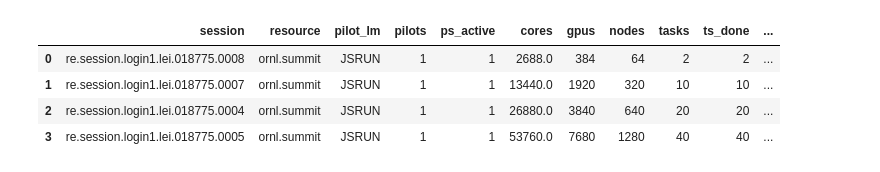
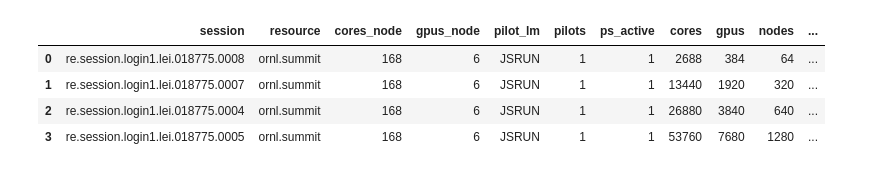
Before and after one commit to radical-experiments/hpcw-princeton, a Jupyter notebook: analysis/incite2021.ipynb, the cells around one changed output. Saved outputs shown, nothing was run; the diff lists cells and outputs as text; code cells hidden in the pictures.

```diff
--- a/analysis/incite2021.ipynb
+++ b/analysis/incite2021.ipynb
@@ -54,26 +72,28 @@ for sid in suds:
 # %%
 info = []
 for sid in suds:
-    info.append({'session'  : sid,
-                 'resource' : ss[sid]['pres'],
-                 'pilot_lm' : ss[sid]['lm'],
-                 'pilots'   : ss[sid]['npilot'],
-                 'ps_active': ss[sid]['npact'],
-                 'cores'    : ss[sid]['ncores']/4,
-                 'gpus'     : ss[sid]['ngpus'],
-                 'nodes'    : ss[sid]['nnodes'],
-                 'tasks'    : ss[sid]['nunit'],
-                 'ts_done'  : ss[sid]['nudone'],
-                 'ts_failed': ss[sid]['nufail']})
+    info.append({'session'   : sid,
+                 'resource'  : ss[sid]['pres'],
+                 'cores_node': ss[sid]['cores_node'],
+                 'gpus_node' : ss[sid]['gpus_node'],
+                 'pilot_lm'  : ss[sid]['lm'],
+                 'pilots'    : ss[sid]['npilot'],
+                 'ps_active' : ss[sid]['npact'],
+                 'cores'     : int(ss[sid]['ncores']/ss[sid]['smt']),
+                 'gpus'      : ss[sid]['ngpus'],
+                 'nodes'     : ss[sid]['nnodes'],
+                 'tasks'     : ss[sid]['ntask'],
+                 't_done'   : ss[sid]['ntdone'],
+                 't_failed' : ss[sid]['ntfailed']})
 
 df_info = pd.DataFrame(info)
 df_info
 # %% [output]
-|  | session | resource | pilot_lm | pilots | ps_active | cores | gpus | nodes | tasks | ts_done | ... |
-| 0 | re.session.login1.lei.018775.0008 | ornl.summit | JSRUN | 1 | 1 | 2688.0 | 384 | 64 | 2 | 2 | ... |
-| 1 | re.session.login1.lei.018775.0007 | ornl.summit | JSRUN | 1 | 1 | 13440.0 | 1920 | 320 | 10 | 10 | ... |
-| 2 | re.session.login1.lei.018775.0004 | ornl.summit | JSRUN | 1 | 1 | 26880.0 | 3840 | 640 | 20 | 20 | ... |
-| 3 | re.session.login1.lei.018775.0005 | ornl.summit | JSRUN | 1 | 1 | 53760.0 | 7680 | 1280 | 40 | 40 | ... |
+|  | session | resource | cores_node | gpus_node | pilot_lm | pilots | ps_active | cores | gpus | nodes | ... |
+| 0 | re.session.login1.lei.018775.0008 | ornl.summit | 168 | 6 | JSRUN | 1 | 1 | 2688 | 384 | 64 | ... |
+| 1 | re.session.login1.lei.018775.0007 | ornl.summit | 168 | 6 | JSRUN | 1 | 1 | 13440 | 1920 | 320 | ... |
+| 2 | re.session.login1.lei.018775.0004 | ornl.summit | 168 | 6 | JSRUN | 1 | 1 | 26880 | 3840 | 640 | ... |
+| 3 | re.session.login1.lei.018775.0005 | ornl.summit | 168 | 6 | JSRUN | 1 | 1 | 53760 | 7680 | 1280 | ... |
 # %%
 for sid in suds:
     w  = ss[sid]['w']
```
Also changed, not shown: parts of 17 cells of this notebook, 8 other files.
